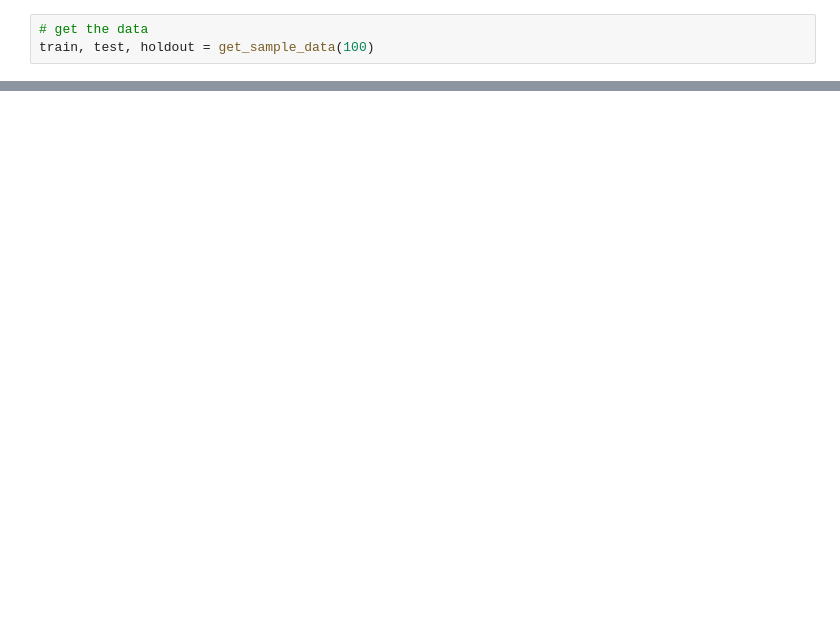
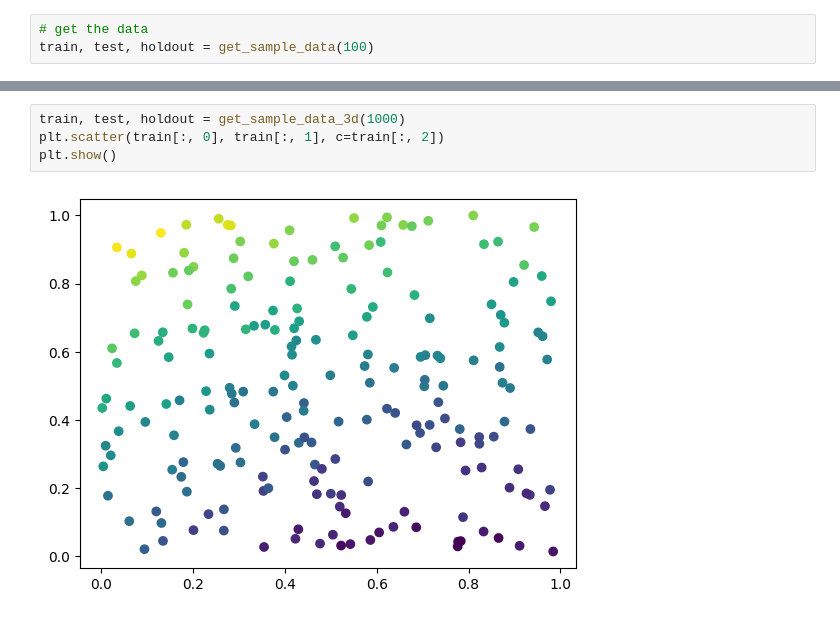
Before and after one commit to ConPalos/GW-CS4364, a Jupyter notebook: hw1/sample.ipynb, the cells around one changed output, grey strips where cells are left out. Cells and saved outputs as stored; diff of their text form; blank space fills up the shorter version.

```diff
--- a/hw1/sample.ipynb
+++ b/hw1/sample.ipynb
@@ -39,0 +55,6 @@ ValueError: matmul: Input operand 1 has a mismatch in its core dimension 0, with
+# %%
+train, test, holdout = get_sample_data_3d(1000)
+plt.scatter(train[:, 0], train[:, 1], c=train[:, 2])
+plt.show()
+# %% [output]
+[figure, added]
```
Also changed, not shown: parts of 8 cells of this notebook, 14 other files.
